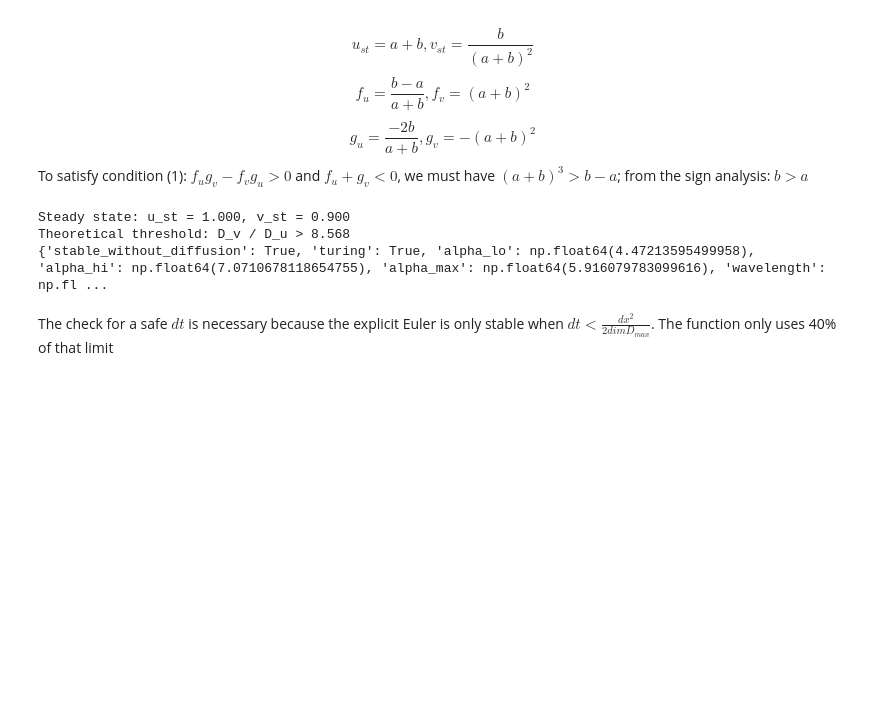
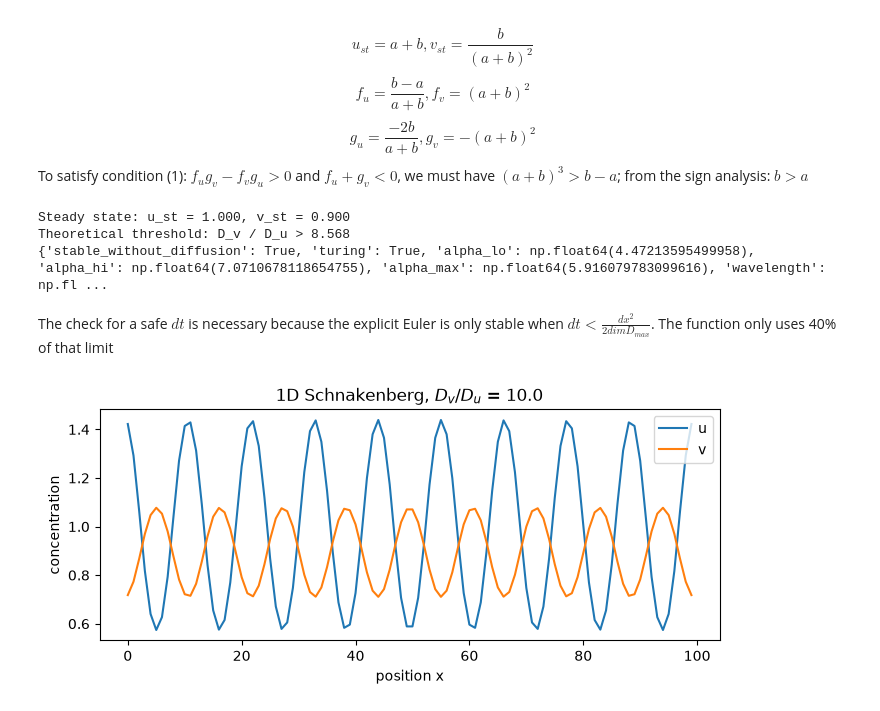
Before and after one commit to trnnstella/Turing-patterns-diffusion, a Jupyter notebook: Turing_patterns_diffusion.ipynb, the cells around one changed output. Saved outputs shown, nothing was run; the diff lists cells and outputs as text; code cells hidden in the pictures; blank space fills up the shorter version.

Commit message:
1-d simulation wavelength comparison

```diff
--- a/Turing_patterns_diffusion.ipynb
+++ b/Turing_patterns_diffusion.ipynb
@@ -174,14 +174,12 @@ Steady state: u_st = 1.000, v_st = 0.900
 Theoretical threshold: D_v / D_u > 8.568
 {'stable_without_diffusion': True, 'turing': True, 'alpha_lo': np.float64(4.47213595499958), 'alpha_hi': np.float64(7.0710678118654755), 'alpha_max': np.float64(5.916079783099616), 'wavelength': np.fl ...
 # %%
-from pygments.unistring import Zp
-
 
 def laplacian1D(Z, dx=1.00):
-    Zp.pad(Z, 1, mode="edge")
+    Zp = np.pad(Z, 1, mode="edge")
     return (Zp[:-2] + Zp[2:] - 2 * Z) / dx**2
 def laplacian2D(Z, dx=1.00):
-    Zp.pad(Z, 1, mode="edge")
+    Zp = np.pad(Z, 1, mode="edge")
     return (Zp[:-2, 1:-1] + Zp[2:, 1:-1] + Zp[1:-1, :-2] + Zp[1:-1, 2:] - 4 * Z) / dx**2
 # %%
 """advancing u and v one step at a time"""
@@ -209,3 +207,18 @@ def simulate(shape, Du, Dv, T, dx=1.0, seed=42):
     for _ in range(int(T / dt)):
         U, V = step(U, V, Du, Dv, dt, laplacian, dx)
     return U, V
+# %%
+"""1-`D simulation"""
+N1 = 100
+Dv = 10.0
+U1, V1 = simulate((N1,),Du, Dv, T=5000)
+fig, ax = plt.subplots(figsize=(8, 3))
+ax.plot(U1, label="u")
+ax.plot(V1, label="v")
+ax.set_xlabel("position x")
+ax.set_ylabel("concentration")
+ax.set_title(f"1D Schnakenberg, $D_v/D_u$ = {Dv / Du:.1f}")
+ax.legend()
+plt.show()
+# %% [output]
+[figure, added]
```
Also changed, not shown: parts of 1 cell of this notebook.
